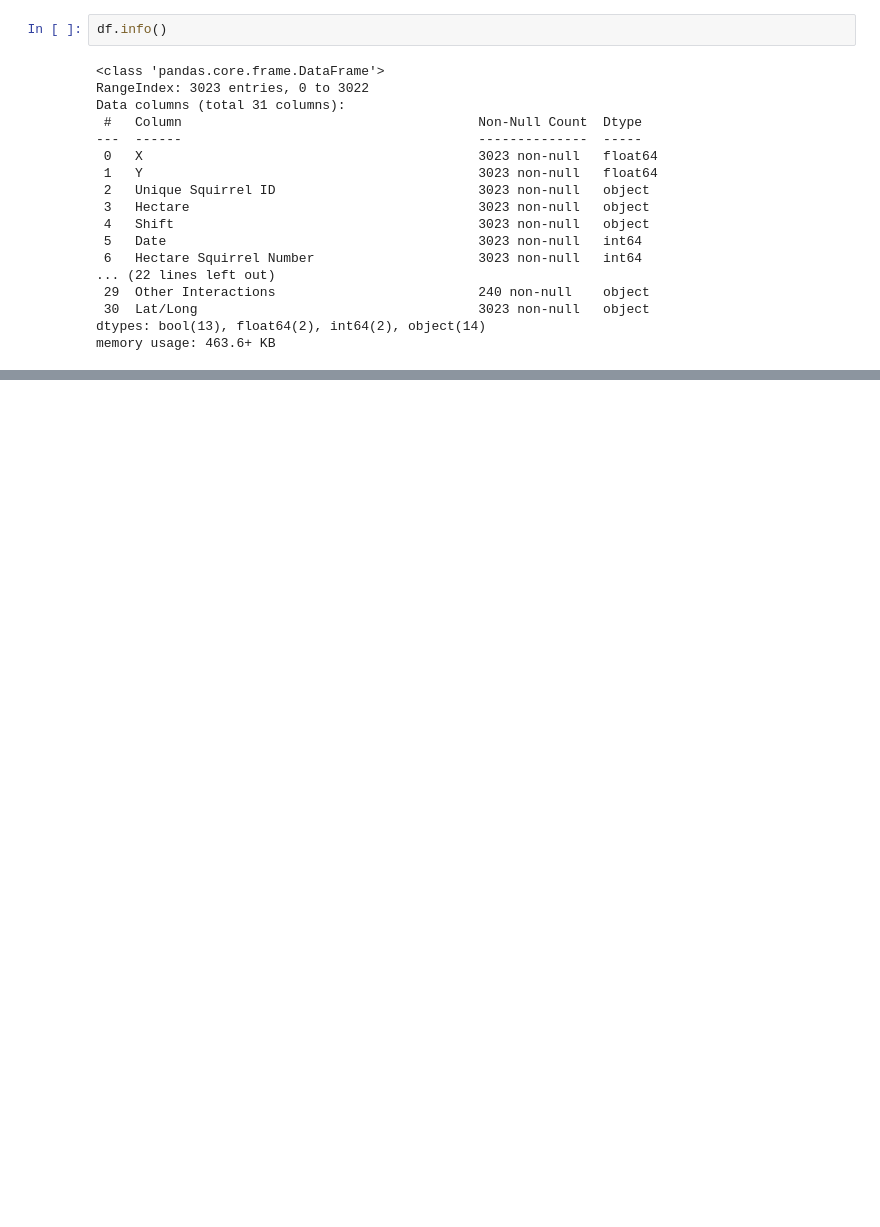
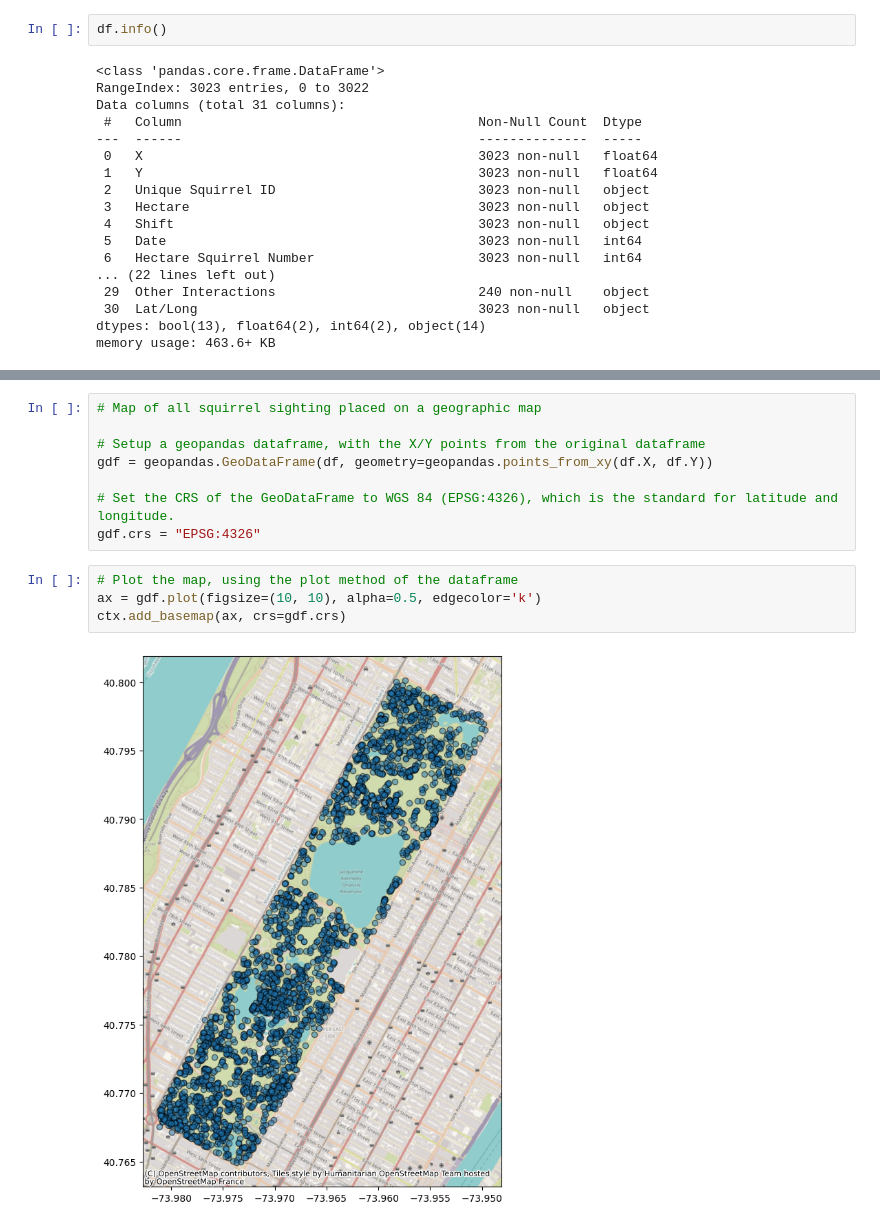
Before and after one commit to MichalikSJ21/MLSquirrelResearchProject, a Jupyter notebook: exploration/data_exploration.ipynb, the cells around one changed output, grey strips where cells are left out. Cells and saved outputs as stored; diff of their text form; blank space fills up the shorter version.

Commit message:
Made some plots to show where the squirrels are located on the map.
Created some value_counts() methods to show the distribution of certain values.

```diff
--- a/exploration/data_exploration.ipynb
+++ b/exploration/data_exploration.ipynb
@@ -34,0 +66,14 @@ memory usage: 463.6+ KB
+# %%
+# Map of all squirrel sighting placed on a geographic map
+
+# Setup a geopandas dataframe, with the X/Y points from the original dataframe
+gdf = geopandas.GeoDataFrame(df, geometry=geopandas.points_from_xy(df.X, df.Y))
+
+# Set the CRS of the GeoDataFrame to WGS 84 (EPSG:4326), which is the standard for latitude and longitude.
+gdf.crs = "EPSG:4326"
+# %%
+# Plot the map, using the plot method of the dataframe
+ax = gdf.plot(figsize=(10, 10), alpha=0.5, edgecolor='k')
+ctx.add_basemap(ax, crs=gdf.crs)
+# %% [output]
+[figure, added]
```
Also changed, not shown: parts of 5 cells of this notebook.
